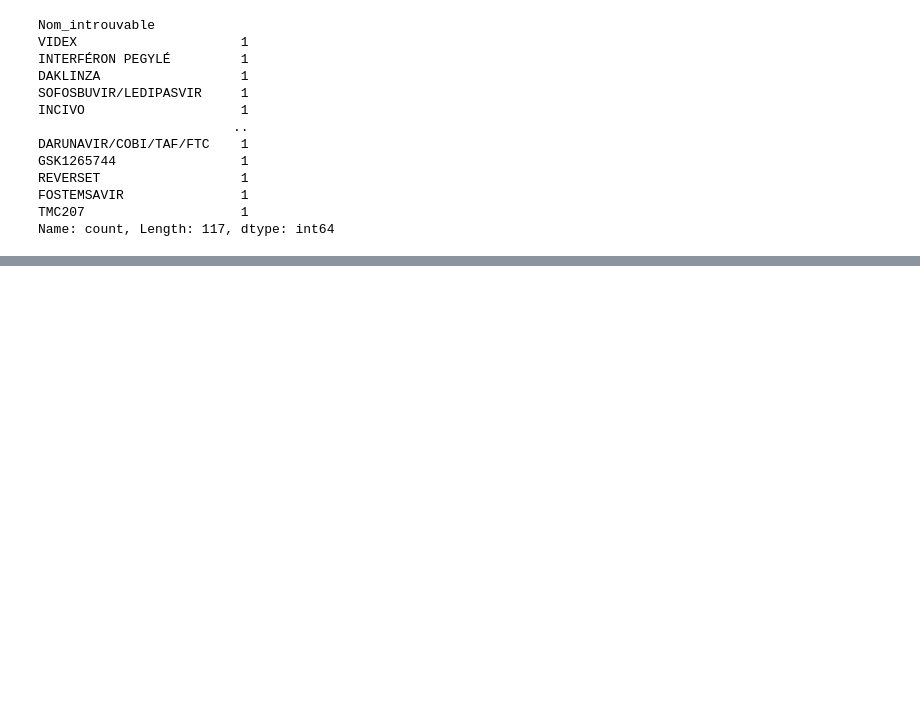
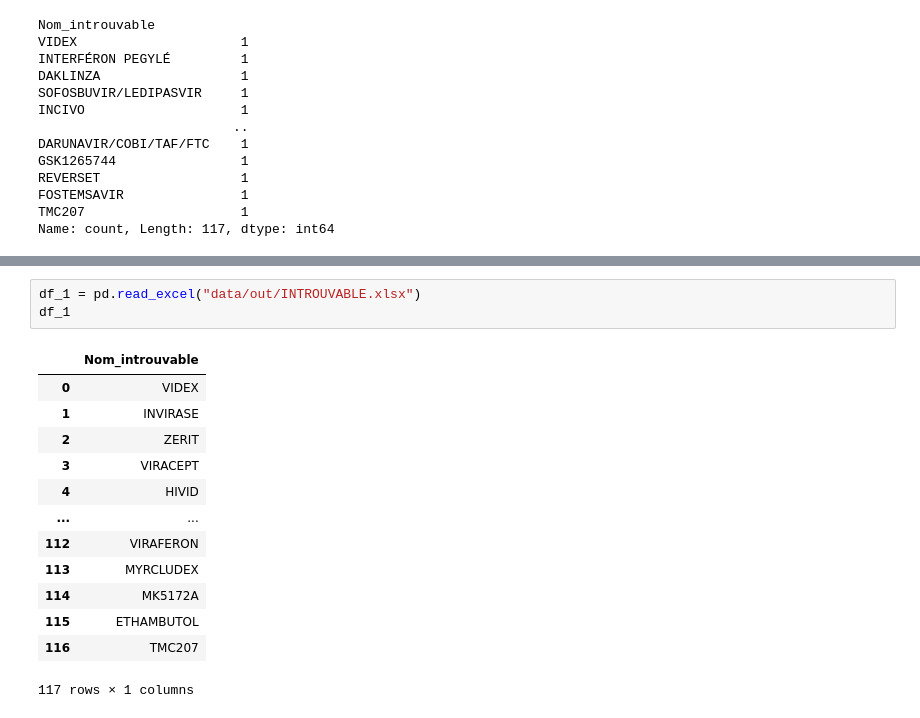
Before and after one commit to touXik/OCTAVIA, a Jupyter notebook: INTROUVABLE/INTROUVABLE.ipynb, the cells around one changed output, grey strips where cells are left out. Cells and saved outputs as stored; diff of their text form; blank space fills up the shorter version.

```diff
--- a/INTROUVABLE/INTROUVABLE.ipynb
+++ b/INTROUVABLE/INTROUVABLE.ipynb
@@ -302,0 +295,17 @@ Name: count, Length: 117, dtype: int64
+# %%
+df_1 = pd.read_excel("data/out/INTROUVABLE.xlsx")
+df_1
+# %% [output]
+|  | Nom_introuvable |
+| 0 | VIDEX |
+| 1 | INVIRASE |
+| 2 | ZERIT |
+| 3 | VIRACEPT |
+| 4 | HIVID |
+| ... | ... |
+| 112 | VIRAFERON |
+| 113 | MYRCLUDEX |
+| 114 | MK5172A |
+| 115 | ETHAMBUTOL |
+| 116 | TMC207 |
+117 rows × 1 columns
```
Also changed, not shown: parts of 20 cells of this notebook, 26 other files.
